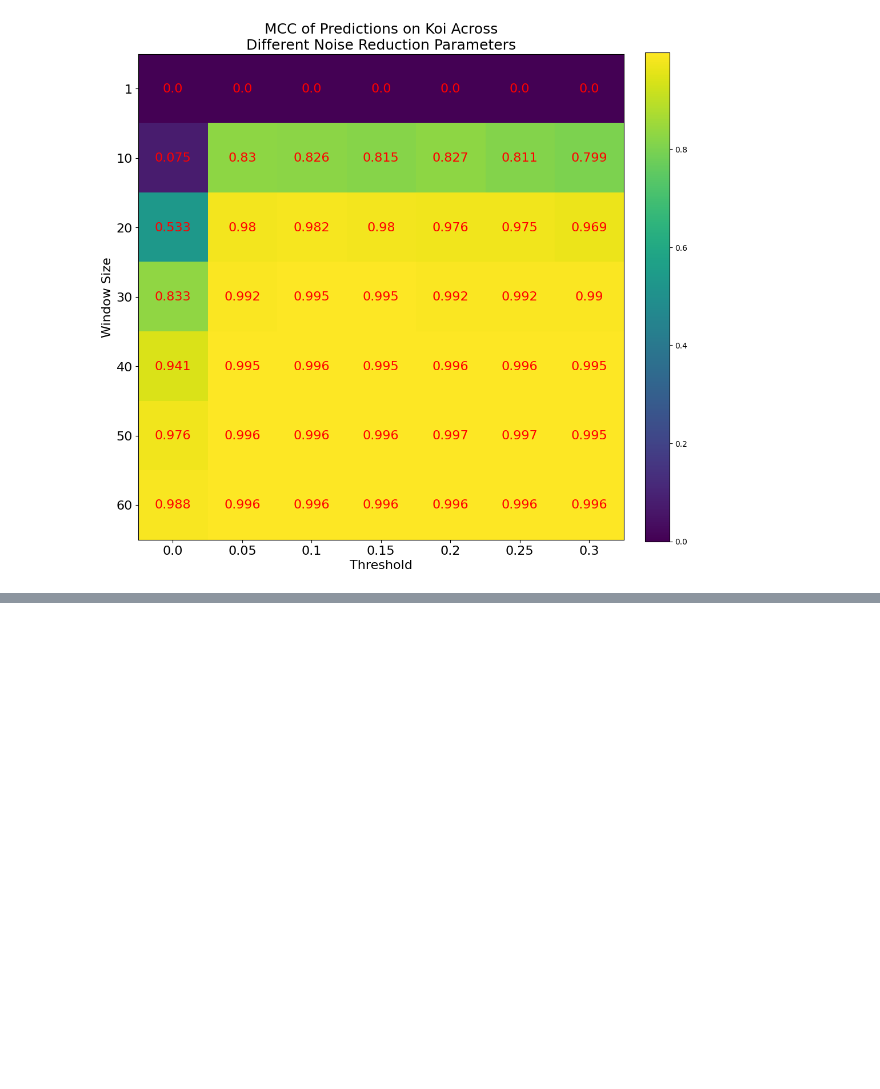
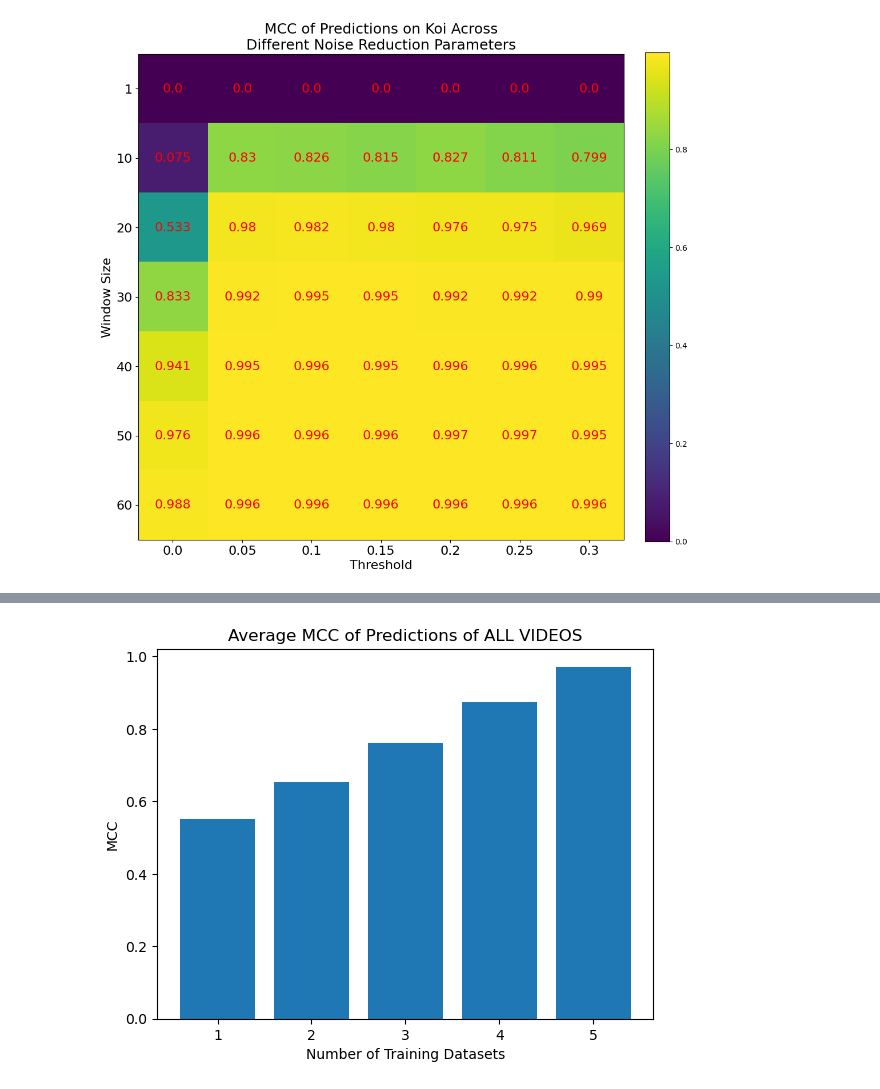
Before and after one commit to russell-ykh/monke, a Jupyter notebook: c7assify.ipynb, the cells around one changed output, grey strips where cells are left out. Cells and saved outputs as stored; diff of their text form; code cells hidden in the pictures; blank space fills up the shorter version.

```diff
--- a/c7assify.ipynb
+++ b/c7assify.ipynb
@@ -319,0 +448,9 @@ plt.show()
+# %%
+plt.bar(xticks, means_7c)
+plt.title("Average MCC of Predictions of ALL VIDEOS")
+plt.xlabel("Number of Training Datasets")
+plt.ylabel("MCC")
+plt.xticks(xticks)
+plt.show()
+# %% [output]
+[figure, added]
```
Also changed, not shown: parts of 22 cells of this notebook, 21 other files.
